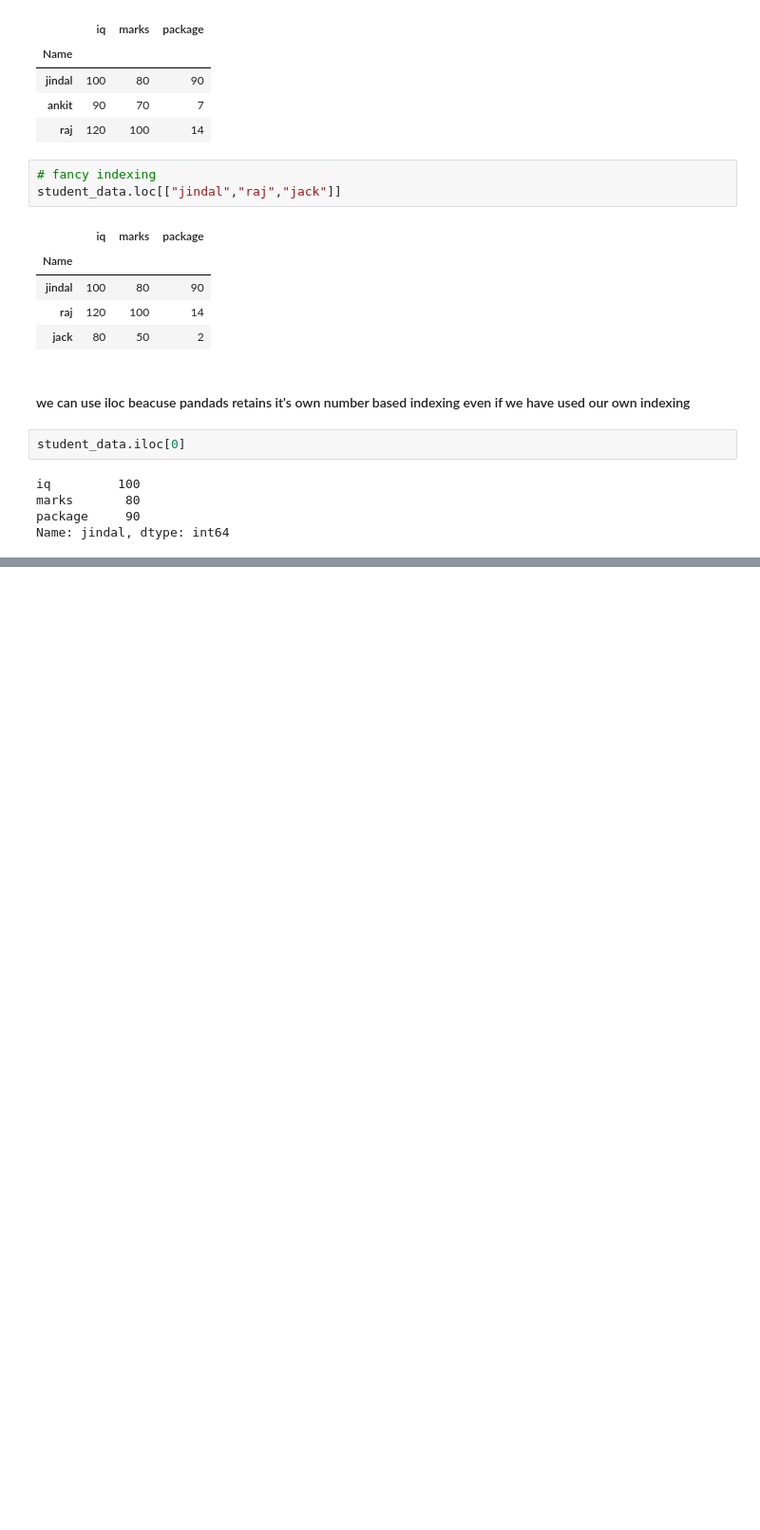
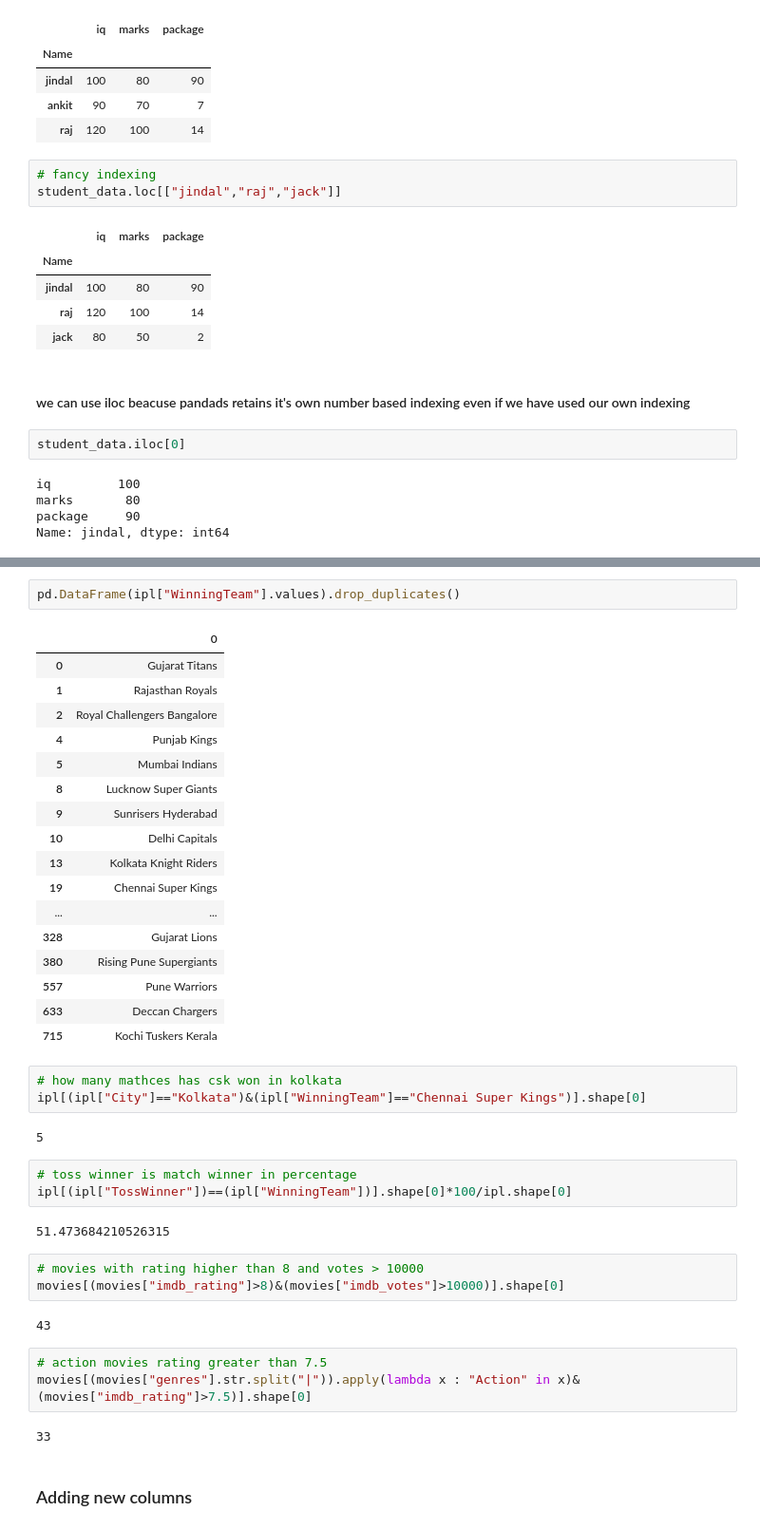
Before and after one commit to swayam-learning/prep, a Jupyter notebook: pandas2.ipynb, the cells around one changed output, grey strips where cells are left out. Shown at 95% size. Drawn from its saved outputs; the diff is of its cells as text; blank space fills up the shorter version.

```diff
--- a/pandas2.ipynb
+++ b/pandas2.ipynb
@@ -449,0 +512,42 @@ Name: jindal, dtype: int64
+# %%
+pd.DataFrame(ipl["WinningTeam"].values).drop_duplicates()
+# %% [output]
+|  | 0 |
+| 0 | Gujarat Titans |
+| 1 | Rajasthan Royals |
+| 2 | Royal Challengers Bangalore |
+| 4 | Punjab Kings |
+| 5 | Mumbai Indians |
+| 8 | Lucknow Super Giants |
+| 9 | Sunrisers Hyderabad |
+| 10 | Delhi Capitals |
+| 13 | Kolkata Knight Riders |
+| 19 | Chennai Super Kings |
+| ... | ... |
+| 328 | Gujarat Lions |
+| 380 | Rising Pune Supergiants |
+| 557 | Pune Warriors |
+| 633 | Deccan Chargers |
+| 715 | Kochi Tuskers Kerala |
+# %%
+# how many mathces has csk won in kolkata
+ipl[(ipl["City"]=="Kolkata")&(ipl["WinningTeam"]=="Chennai Super Kings")].shape[0]
+# %% [output]
+5
+# %%
+# toss winner is match winner in percentage
+ipl[(ipl["TossWinner"])==(ipl["WinningTeam"])].shape[0]*100/ipl.shape[0]
+# %% [output]
+51.473684210526315
+# %%
+# movies with rating higher than 8 and votes > 10000
+movies[(movies["imdb_rating"]>8)&(movies["imdb_votes"]>10000)].shape[0]
+# %% [output]
+43
+# %%
+# action movies rating greater than 7.5
+movies[(movies["genres"].str.split("|")).apply(lambda x : "Action" in x)&(movies["imdb_rating"]>7.5)].shape[0]
+# %% [output]
+33
+# %% [markdown]
+### Adding new columns
```
Also changed, not shown: parts of 16 cells of this notebook.
